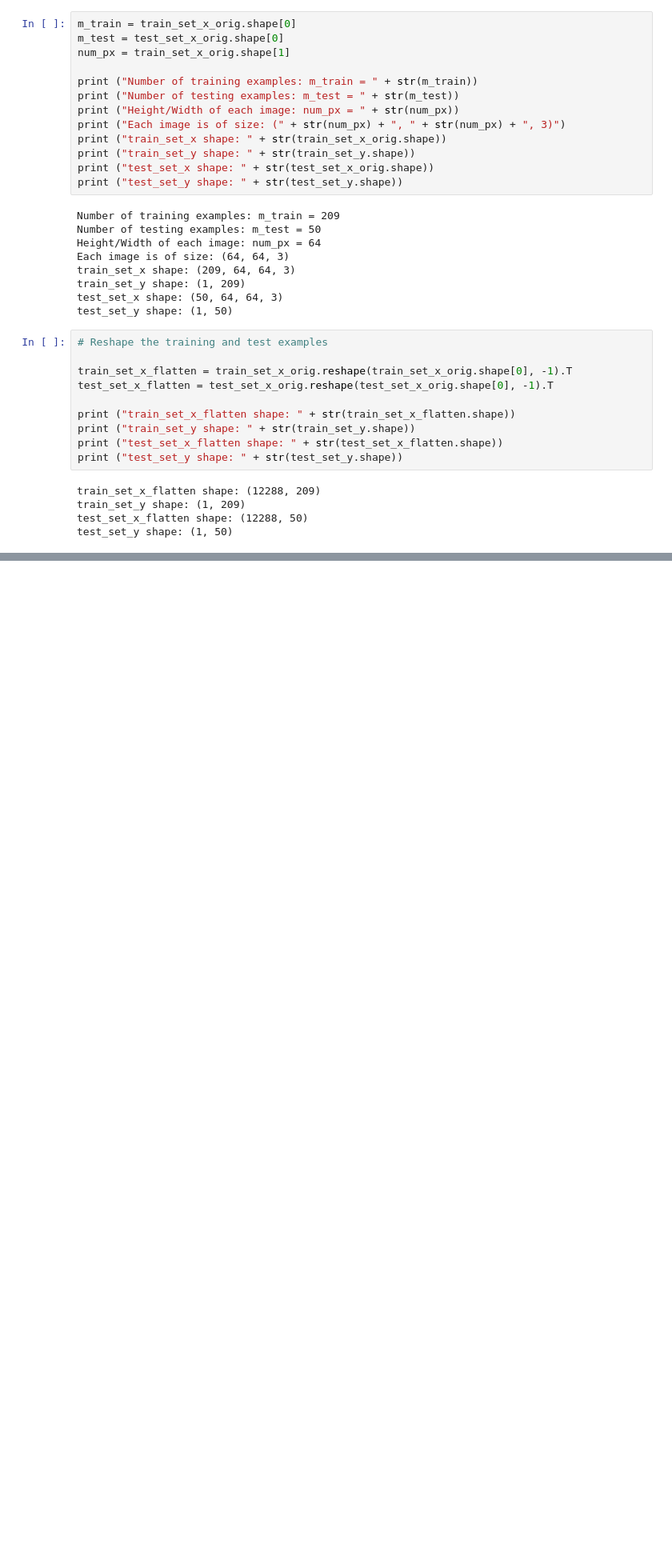
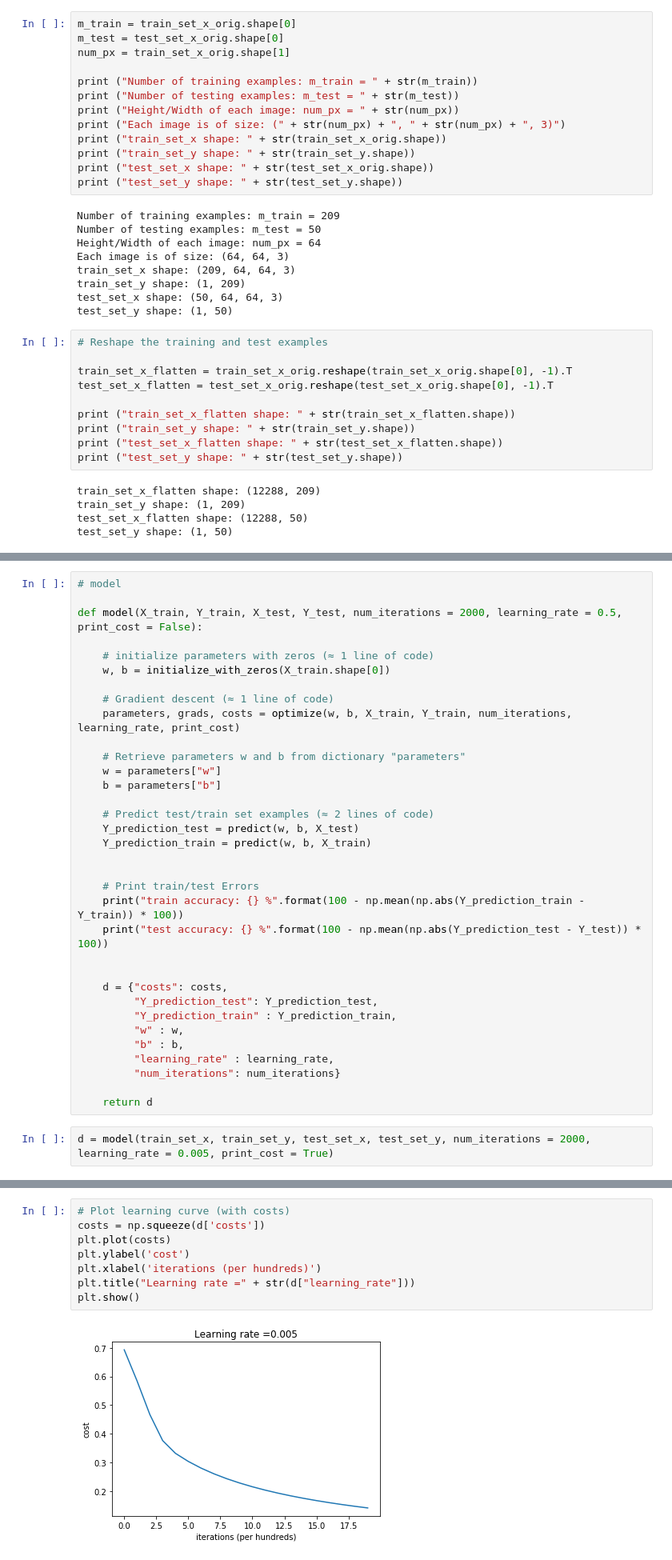
Before and after one commit to Abdelrahman44/python-implementation-of-binary-classification-using-logistic-regression-with-nueral-network-mindset, a Jupyter notebook: classifier.ipynb, the cells around one changed output, grey strips where cells are left out. Shown: that part at 80% size. Cells and saved outputs as stored; diff of their text form; blank space fills up the shorter version.

Commit message:
built and tested the model

```diff
--- a/classifier.ipynb
+++ b/classifier.ipynb
@@ -62,0 +157,36 @@ test_set_x = test_set_x_flatten/255.
+# %%
+# model
+
+def model(X_train, Y_train, X_test, Y_test, num_iterations = 2000, learning_rate = 0.5, print_cost = False):
+
+    # initialize parameters with zeros (≈ 1 line of code)
+    w, b = initialize_with_zeros(X_train.shape[0])
+
+    # Gradient descent (≈ 1 line of code)
+    parameters, grads, costs = optimize(w, b, X_train, Y_train, num_iterations, learning_rate, print_cost)
+
+    # Retrieve parameters w and b from dictionary "parameters"
+    w = parameters["w"]
+    b = parameters["b"]
+
+    # Predict test/train set examples (≈ 2 lines of code)
+    Y_prediction_test = predict(w, b, X_test)
+    Y_prediction_train = predict(w, b, X_train)
+
+
+    # Print train/test Errors
+    print("train accuracy: {} %".format(100 - np.mean(np.abs(Y_prediction_train - Y_train)) * 100))
+    print("test accuracy: {} %".format(100 - np.mean(np.abs(Y_prediction_test - Y_test)) * 100))
+
+
+    d = {"costs": costs,
+         "Y_prediction_test": Y_prediction_test,
+         "Y_prediction_train" : Y_prediction_train,
+         "w" : w,
+         "b" : b,
+         "learning_rate" : learning_rate,
+         "num_iterations": num_iterations}
+
+    return d
+# %%
+d = model(train_set_x, train_set_y, test_set_x, test_set_y, num_iterations = 2000, learning_rate = 0.005, print_cost = True)
@@ -62,0 +211,10 @@ test_set_x = test_set_x_flatten/255.
+# %%
+# Plot learning curve (with costs)
+costs = np.squeeze(d['costs'])
+plt.plot(costs)
+plt.ylabel('cost')
+plt.xlabel('iterations (per hundreds)')
+plt.title("Learning rate =" + str(d["learning_rate"]))
+plt.show()
+# %% [output]
+[figure, added]
```
Also changed, not shown: parts of 9 cells of this notebook.
